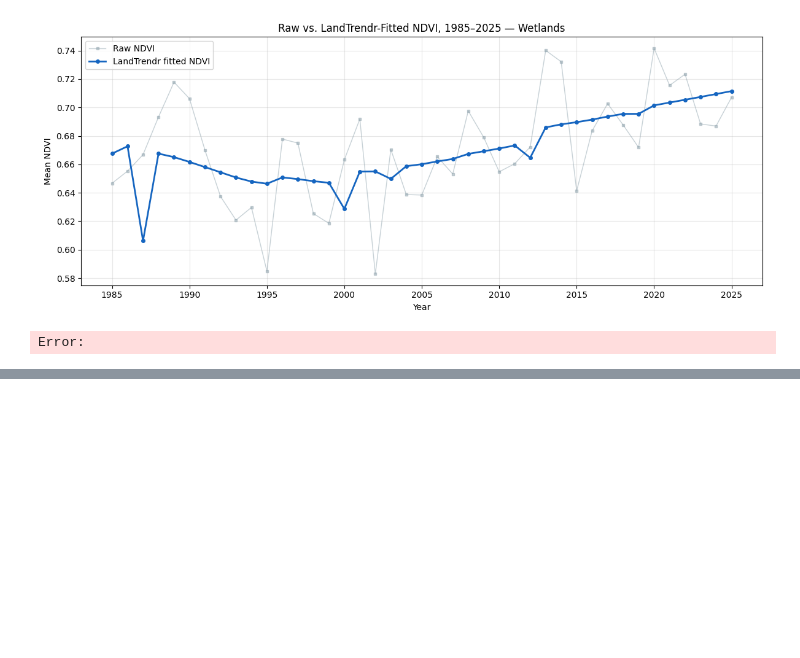
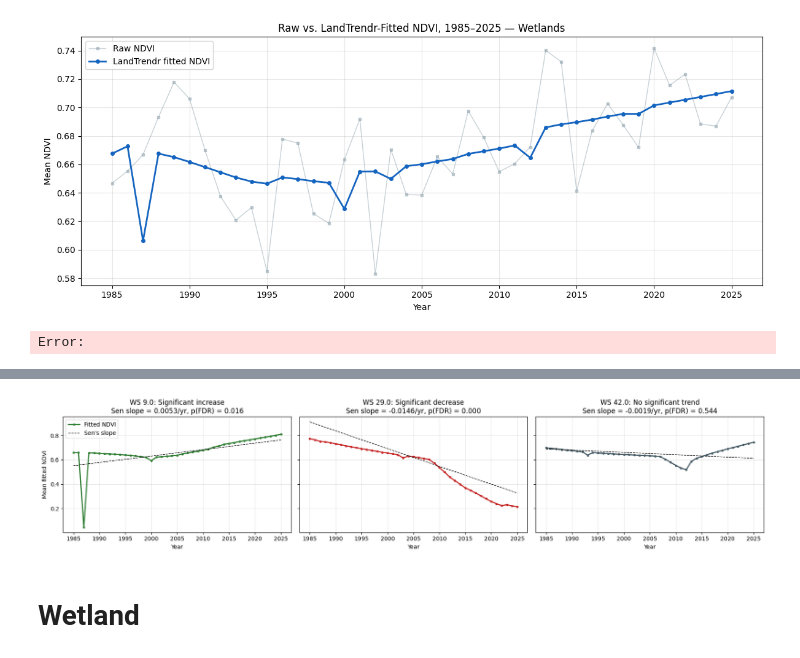
Before and after one commit to Mohammed777777777/Oil-Sand-Monitoring, a Jupyter notebook: TimeSeries_Wetland_OSM.ipynb, the cells around one changed output, grey strips where cells are left out. Drawn from its saved outputs; the diff is of its cells as text; code cells hidden in the pictures; blank space fills up the shorter version.

```diff
--- a/TimeSeries_Wetland_OSM.ipynb
+++ b/TimeSeries_Wetland_OSM.ipynb
@@ -995,0 +1290,34 @@ Error:
+# %%
+# %% ============================================
+# STEP 9: Fitted NDVI series for example watersheds, with Sen's slope line
+# ============================================
+
+examples = []
+for cls in ['Significant increase', 'Significant decrease', 'No significant trend']:
+    ids = trends.loc[trends['trend_class'] == cls].sort_values('sen_slope')['ws_id']
+    if len(ids):
+        examples.append((cls, ids.iloc[-1] if cls == 'Significant increase' else ids.iloc[0]))
+
+fig, axes = plt.subplots(1, len(examples), figsize=(6 * len(examples), 4), sharey=True)
+axes = np.atleast_1d(axes)
+for ax, (cls, ws) in zip(axes, examples):
+    g = clean[clean['ws_id'] == ws].sort_values('year')
+    t = trends[trends['ws_id'] == ws].iloc[0]
+    line_color = colors[cls] if cls != 'No significant trend' else '#455A64'
+
+    slope, intercept, _, _ = theilslopes(g['ndvi_fit'].values, g['year'].values)
+    ax.plot(g['year'], g['ndvi_fit'], 'o-', color=line_color, ms=3, lw=2, label='Fitted NDVI')
+    ax.plot(g['year'], intercept + slope * g['year'], '--', color='black', lw=1, label="Sen's slope")
+
+    ax.set_title(f'WS {ws}: {cls}\nSen slope = {t.sen_slope:.4f}/yr, p(FDR) = {t.p_fdr:.3f}')
+    ax.set_xlabel('Year')
+    ax.grid(alpha=0.3)
+axes[0].set_ylabel('Mean fitted NDVI')
+axes[0].legend()
+plt.tight_layout()
+plt.savefig('watershed_trend_examples.png', dpi=150)
+plt.show()
+# %% [output]
+[figure, added]
+# %% [markdown]
+# Wetland
```
Also changed, not shown: parts of 28 cells of this notebook, 1 other file.
